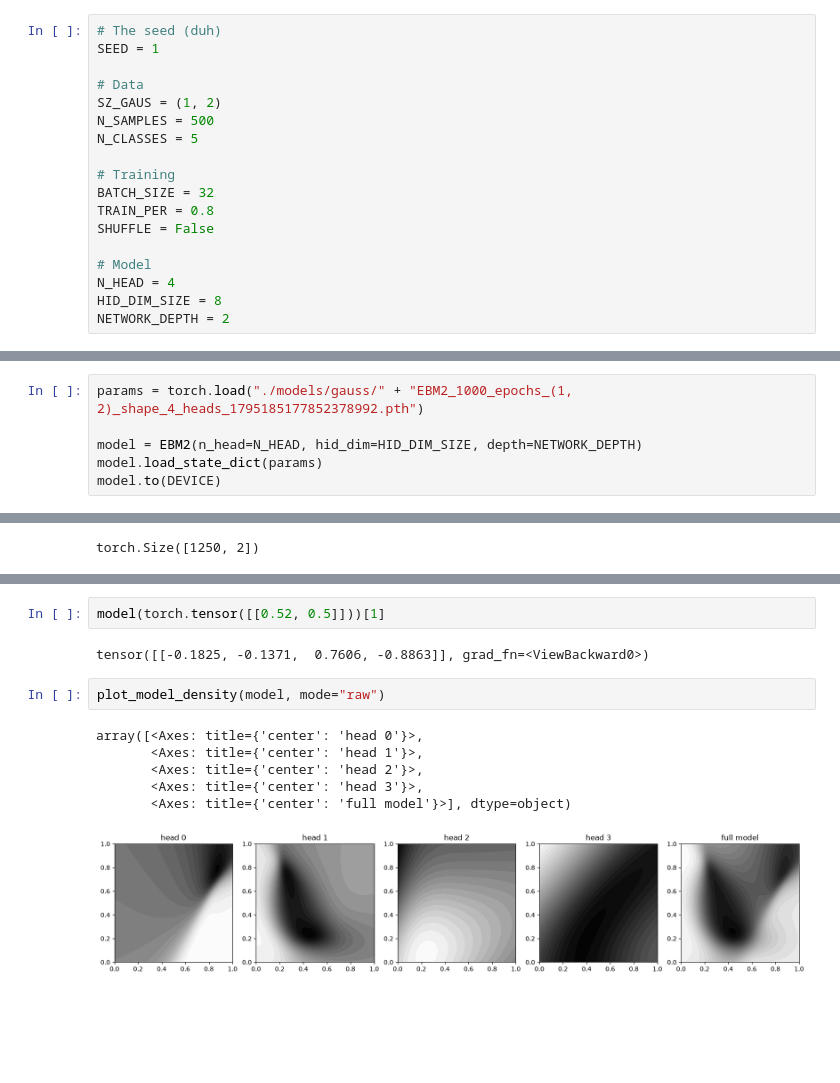
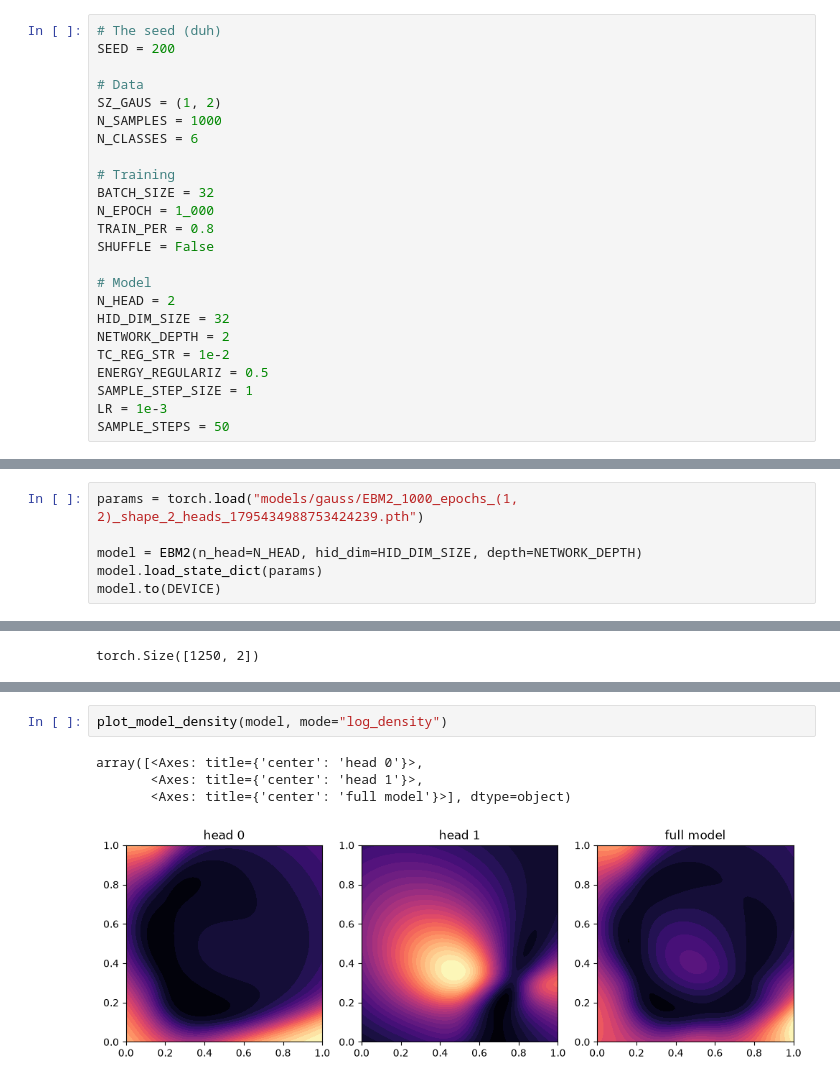
Before and after one commit to marco-cartago/EnergyBasedDensityFactorization, a Jupyter notebook: test_gauss.ipynb, the cells around one changed output, grey strips where cells are left out. Cells and saved outputs as stored; diff of their text form; blank space fills up the shorter version.

```diff
--- a/test_gauss.ipynb
+++ b/test_gauss.ipynb
@@ -22,20 +22,26 @@ torch.manual_seed(0)
 <torch._C.Generator at 0x...>
 # %%
 # The seed (duh)
-SEED = 1
+SEED = 200
 
 # Data
 SZ_GAUS = (1, 2)
-N_SAMPLES = 500
-N_CLASSES = 5
+N_SAMPLES = 1000
+N_CLASSES = 6
 
 # Training
 BATCH_SIZE = 32
+N_EPOCH = 1_000
 TRAIN_PER = 0.8
 SHUFFLE = False
 
 # Model
-N_HEAD = 4
-HID_DIM_SIZE = 8
+N_HEAD = 2
+HID_DIM_SIZE = 32
 NETWORK_DEPTH = 2
+TC_REG_STR = 1e-2
+ENERGY_REGULARIZ = 0.5
+SAMPLE_STEP_SIZE = 1
+LR = 1e-3
+SAMPLE_STEPS = 50
 # %%
@@ -51,7 +57,7 @@ data_train, data_test = D.TensorDataset(Xtrain, ytrain), D.TensorDataset(Xtest,
 train_dataloader = D.DataLoader(data_train, batch_size=BATCH_SIZE, shuffle=True)
 test_dataloader = D.DataLoader(data_test, batch_size=BATCH_SIZE)
 # %%
-params = torch.load("./models/gauss/" + "EBM2_1000_epochs_(1, 2)_shape_4_heads_1795185177852378992.pth")
+params = torch.load("models/gauss/EBM2_1000_epochs_(1, 2)_shape_2_heads_1795434988753424239.pth")
 
 model = EBM2(n_head=N_HEAD, hid_dim=HID_DIM_SIZE, depth=NETWORK_DEPTH)
 model.load_state_dict(params)
@@ -98,14 +104,8 @@ gen = plot_gm_points(Xtrain, ytrain, model=model, centers=means, covs=covs, mode
-# %%
-model(torch.tensor([[0.52, 0.5]]))[1]
-# %% [output]
-tensor([[-0.1825, -0.1371,  0.7606, -0.8863]], grad_fn=<ViewBackward0>)
 # %%
-plot_model_density(model, mode="raw")
+plot_model_density(model, mode="log_density")
 # %% [output]
 array([<Axes: title={'center': 'head 0'}>,
        <Axes: title={'center': 'head 1'}>,
-       <Axes: title={'center': 'head 2'}>,
-       <Axes: title={'center': 'head 3'}>,
        <Axes: title={'center': 'full model'}>], dtype=object)
-[figure, old version]
+[figure, new version]
 # %%
```
Also changed, not shown: parts of 5 cells of this notebook.
